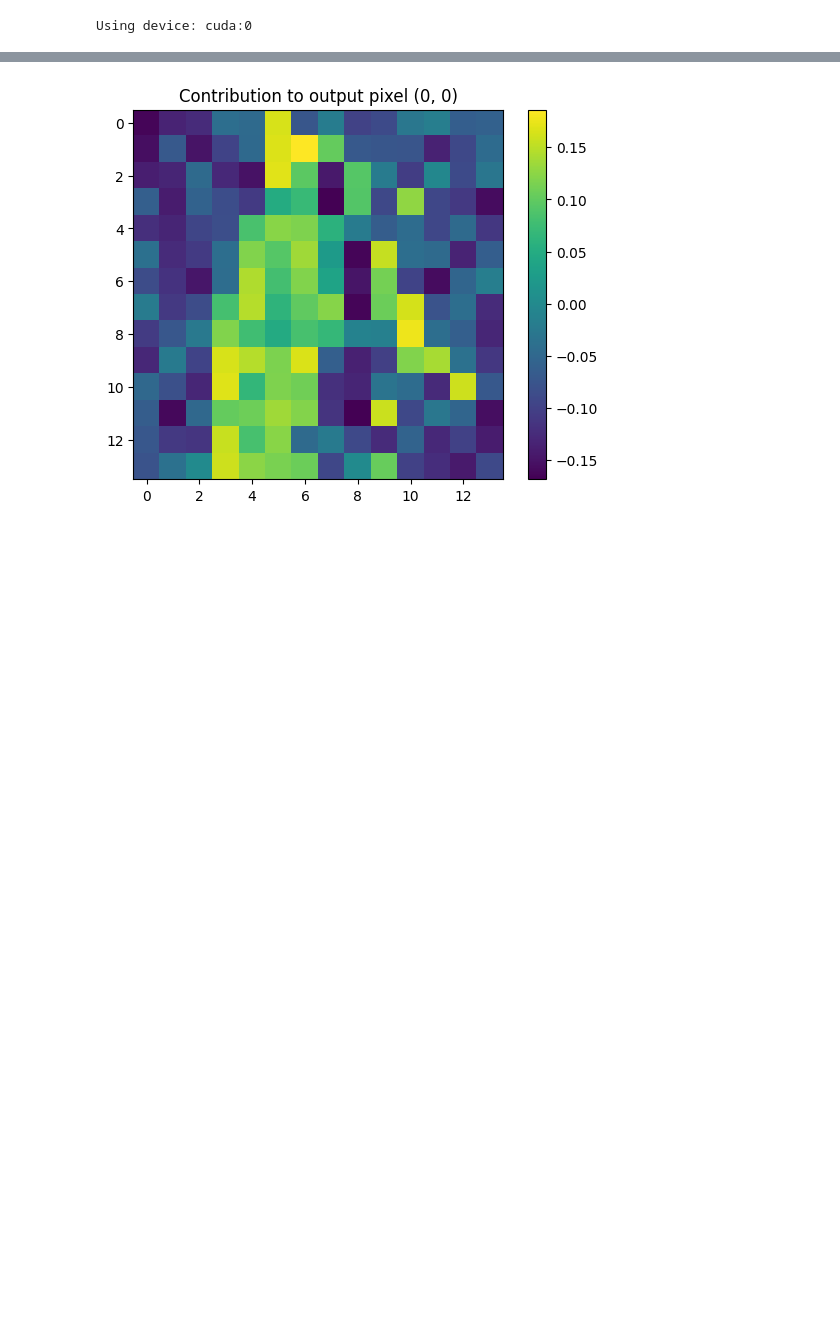
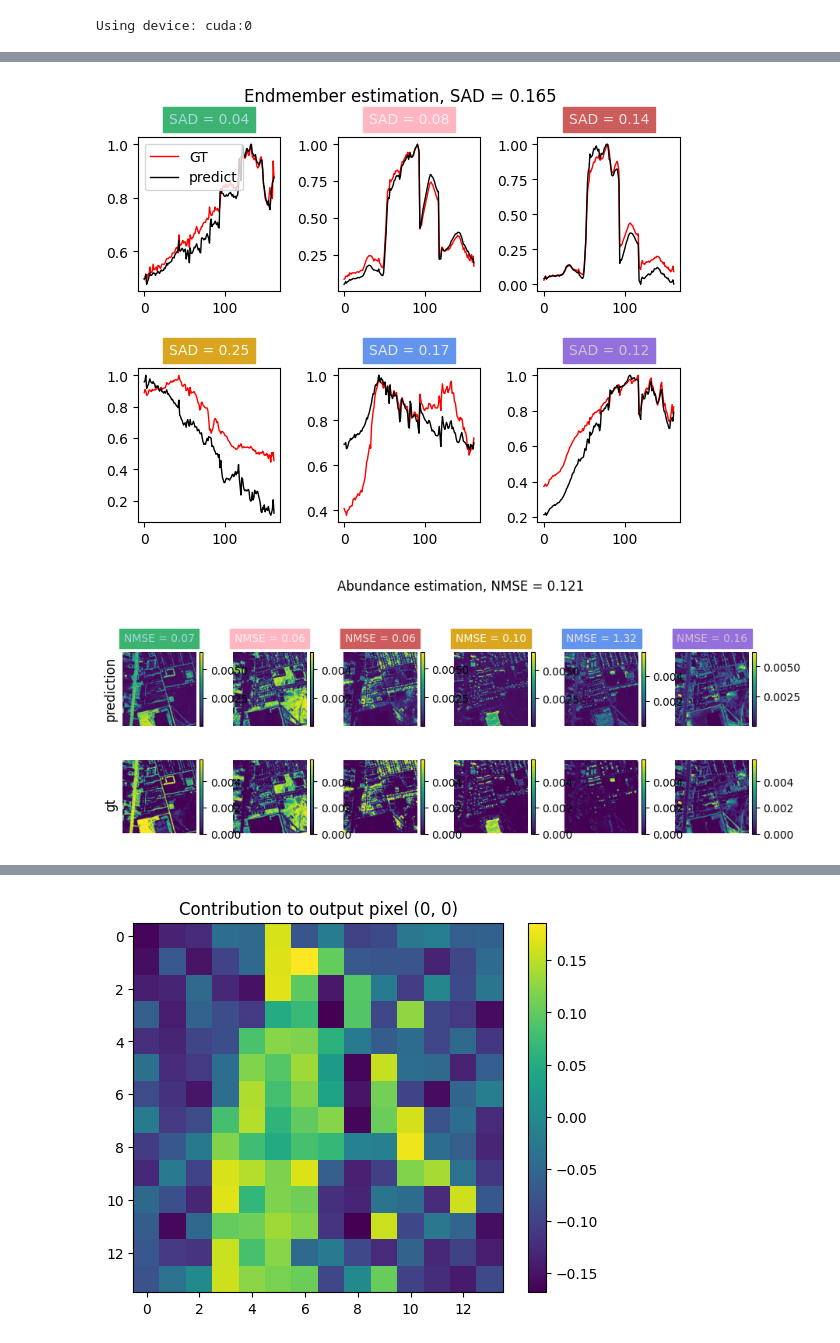
Before and after one commit to edabier/SS-HSU_benchmark, a Jupyter notebook: fm_unmixing.ipynb, the cells around one changed output, grey strips where cells are left out. Drawn from its saved outputs; the diff is of its cells as text; code cells hidden in the pictures; blank space fills up the shorter version.

```diff
--- a/fm_unmixing.ipynb
+++ b/fm_unmixing.ipynb
@@ -293,0 +258,5 @@ Average SAD = 0.6340 ± 0.002, NMSE = 0.6211 ± 0.018
+# %%
+plots.compute_metrics_and_plot(E_hat_m, A_hat_m, A_init_fm, E_init, normalize_E=True, normalize_A=True)
+# %% [output]
+[figure, added]
+[figure, added]
```
Also changed, not shown: parts of 8 cells of this notebook, 5 other files.
